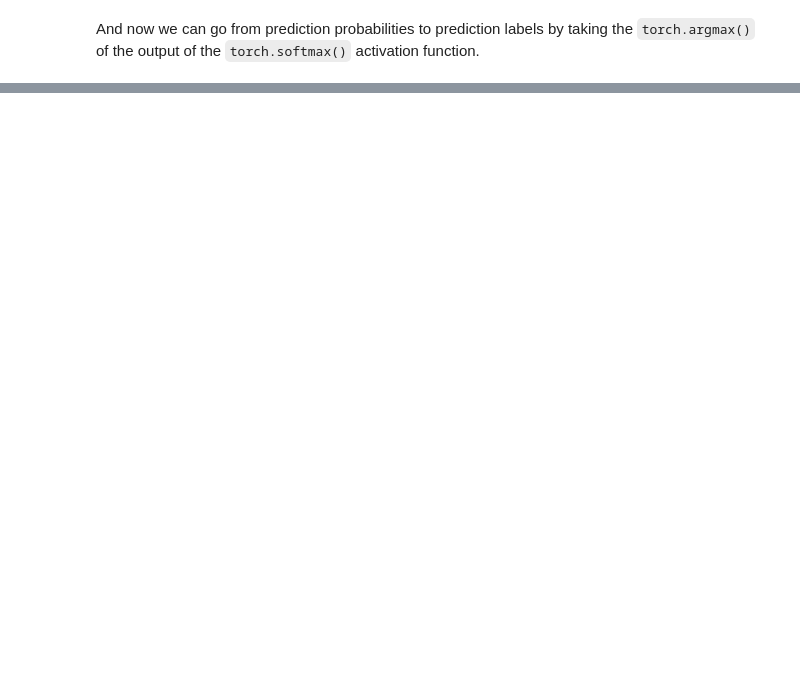
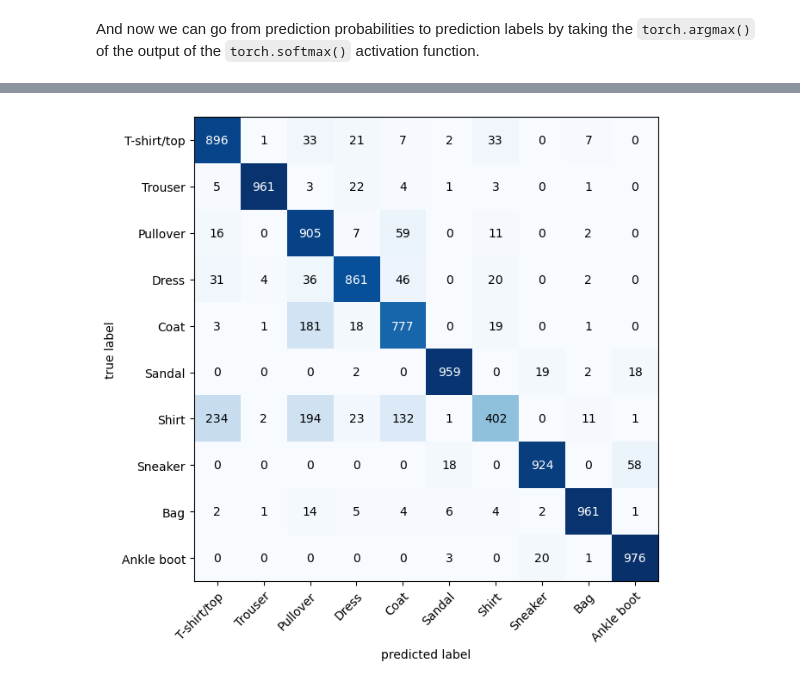
Before and after one commit to youssef-omarrr/Machine-and-deep-learning, a Jupyter notebook: PyTorch Course/Chapter 3/03_pytorch_computer_vision.ipynb, the cells around one changed output, grey strips where cells are left out. Saved outputs shown, nothing was run; the diff lists cells and outputs as text; code cells hidden in the pictures; blank space fills up the shorter version.

```diff
--- a/Chapter 3/03_pytorch_computer_vision.ipynb
+++ b/PyTorch Course/Chapter 3/03_pytorch_computer_vision.ipynb
@@ -1516,0 +1534,18 @@ for i, sample in enumerate(test_samples):
+# %%
+# Import tqdm for progress bar
+from tqdm.auto import tqdm
+
+# 1. Make predictions with trained model
+y_preds = []
+model_2.eval()
+
+with torch.inference_mode():
+    for X, y in tqdm(test_dataloader, desc="Making predictions"):
+        # Do the forward pass
+        y_logits = model_2(X)
+        # Turn predictions from logits -> prediction probabilities -> predictions labels
+        y_pred = torch.softmax(y_logits, dim=1).argmax(dim = 1)
+        y_preds.append(y_pred)
+
+# Concatenate list of predictions into a tensor
+y_pred_tensor = torch.cat(y_preds)
@@ -1516,0 +1582,17 @@ for i, sample in enumerate(test_samples):
+# %%
+from torchmetrics import ConfusionMatrix
+from mlxtend.plotting import plot_confusion_matrix
+
+# 2. Setup confusion matrix instance and compare predictions to targets
+con_mat = ConfusionMatrix(num_classes= len(class_names), task = "multiclass")
+con_mat_tensor = con_mat(preds = y_pred_tensor,
+                        target = test_data.targets)
+
+# 3. Plot the confusion matrix
+fig, ax = plot_confusion_matrix(
+    conf_mat =con_mat_tensor.numpy(), # matplotlib likes working with NumPy
+    class_names = class_names, # turn the row and column labels into class names
+    figsize=(10, 7)
+);
+# %% [output]
+[figure, added]
```
Also changed, not shown: parts of 24 cells of this notebook, 24 other files.
